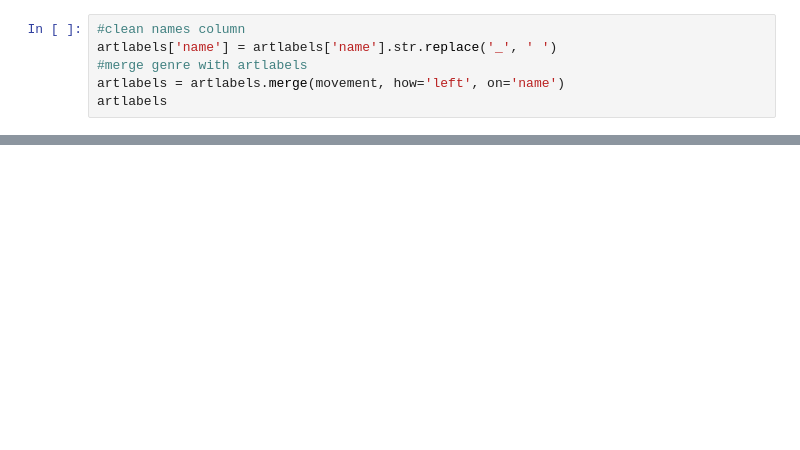
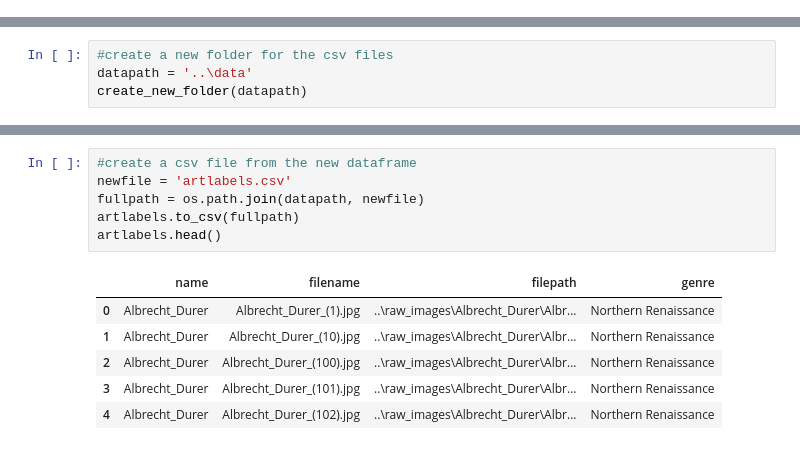
Before and after one commit to justinepicar/Art_Style_Classification, a Jupyter notebook: Notebooks/02_data_wrangling.ipynb, the cells around one changed output, grey strips where cells are left out. Drawn from its saved outputs; the diff is of its cells as text; blank space fills up the shorter version.

```diff
--- a/Notebooks/02_data_wrangling.ipynb
+++ b/Notebooks/02_data_wrangling.ipynb
@@ -150,6 +93,0 @@ artlabels = pd.DataFrame(dict_list)
-# %%
-#clean names column
-artlabels['name'] = artlabels['name'].str.replace('_', ' ')
-#merge genre with artlabels
-artlabels = artlabels.merge(movement, how='left', on='name')
-artlabels
@@ -244,0 +94,4 @@ constraints: artists tend to blend different styles together and there really is
+# %%
+#create a new folder for the csv files
+datapath = '..\data'
+create_new_folder(datapath)
@@ -244,0 +108,13 @@ constraints: artists tend to blend different styles together and there really is
+# %%
+#create a csv file from the new dataframe
+newfile = 'artlabels.csv'
+fullpath = os.path.join(datapath, newfile)
+artlabels.to_csv(fullpath)
+artlabels.head()
+# %% [output]
+|  | name | filename | filepath | genre |
+| 0 | Albrecht_Durer | Albrecht_Durer_(1).jpg | ..\raw_images\Albrecht_Durer\Albr... | Northern Renaissance |
+| 1 | Albrecht_Durer | Albrecht_Durer_(10).jpg | ..\raw_images\Albrecht_Durer\Albr... | Northern Renaissance |
+| 2 | Albrecht_Durer | Albrecht_Durer_(100).jpg | ..\raw_images\Albrecht_Durer\Albr... | Northern Renaissance |
+| 3 | Albrecht_Durer | Albrecht_Durer_(101).jpg | ..\raw_images\Albrecht_Durer\Albr... | Northern Renaissance |
+| 4 | Albrecht_Durer | Albrecht_Durer_(102).jpg | ..\raw_images\Albrecht_Durer\Albr... | Northern Renaissance |
```
Also changed, not shown: parts of 26 cells of this notebook, 8 other files.
